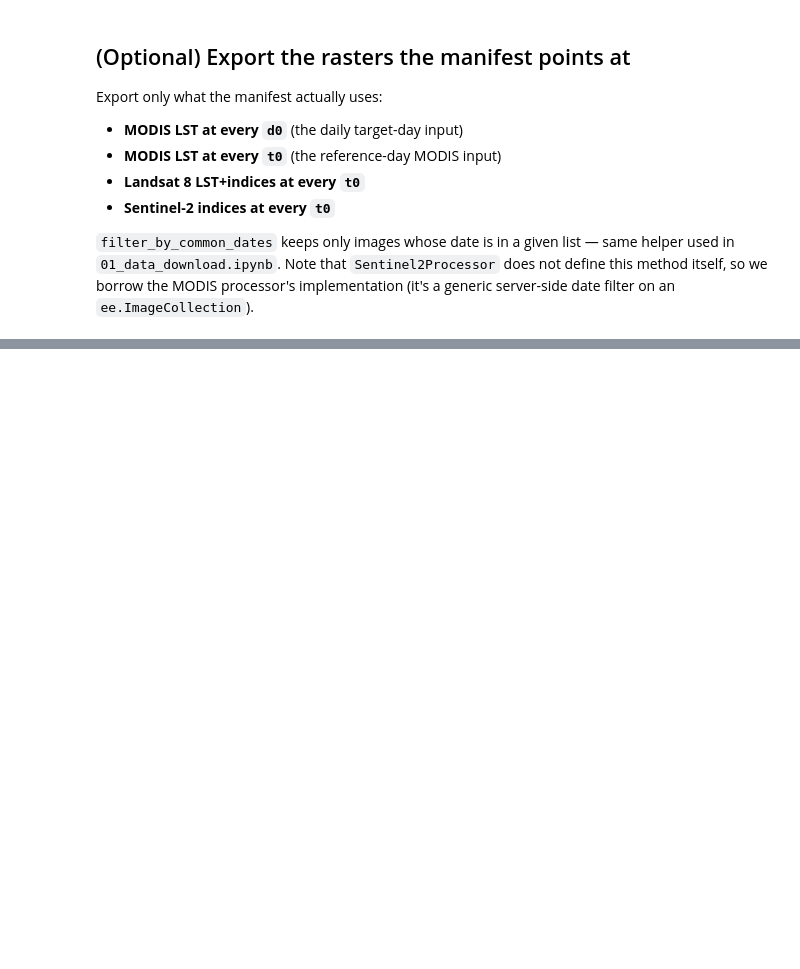
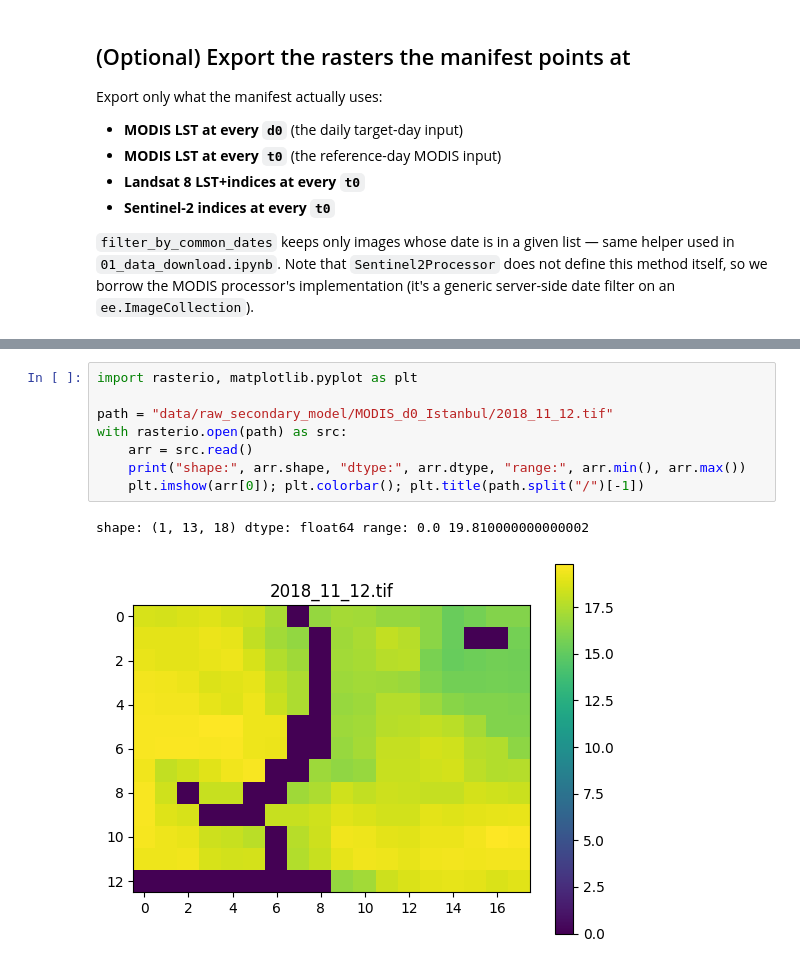
Before and after one commit to ichzann/WGAST_w--Prediction, a Jupyter notebook: tutorials/get_TraningDays.ipynb, the cells around one changed output, grey strips where cells are left out. Drawn from its saved outputs; the diff is of its cells as text; blank space fills up the shorter version.

```diff
--- a/tutorials/get_TraningDays.ipynb
+++ b/tutorials/get_TraningDays.ipynb
@@ -215,0 +236,11 @@ print("All exports queued.")
+# %%
+import rasterio, matplotlib.pyplot as plt
+
+path = "data/raw_secondary_model/MODIS_d0_Istanbul/2018_11_12.tif"
+with rasterio.open(path) as src:
+    arr = src.read()
+    print("shape:", arr.shape, "dtype:", arr.dtype, "range:", arr.min(), arr.max())
+    plt.imshow(arr[0]); plt.colorbar(); plt.title(path.split("/")[-1])
+# %% [output]
+shape: (1, 13, 18) dtype: float64 range: 0.0 19.810000000000002
+[figure, added]
```
Also changed, not shown: parts of 1 cell of this notebook.
